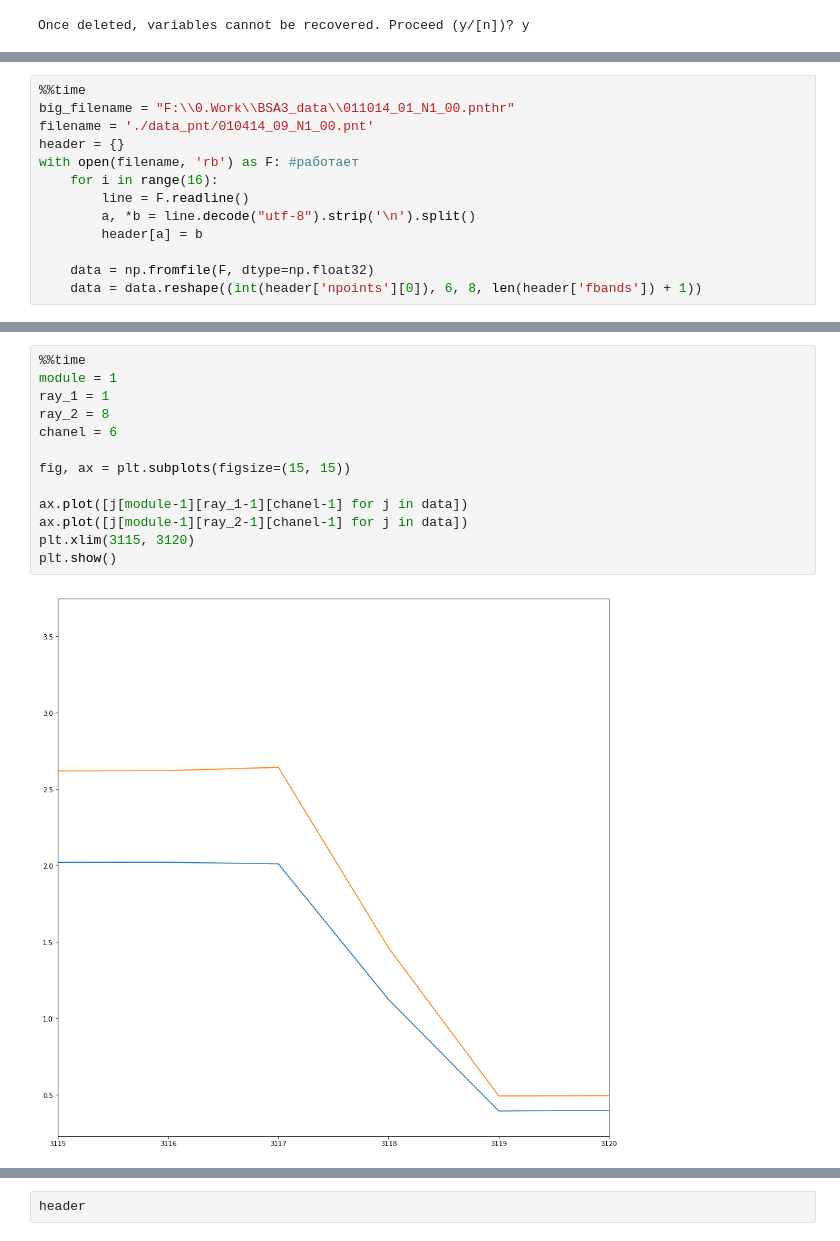
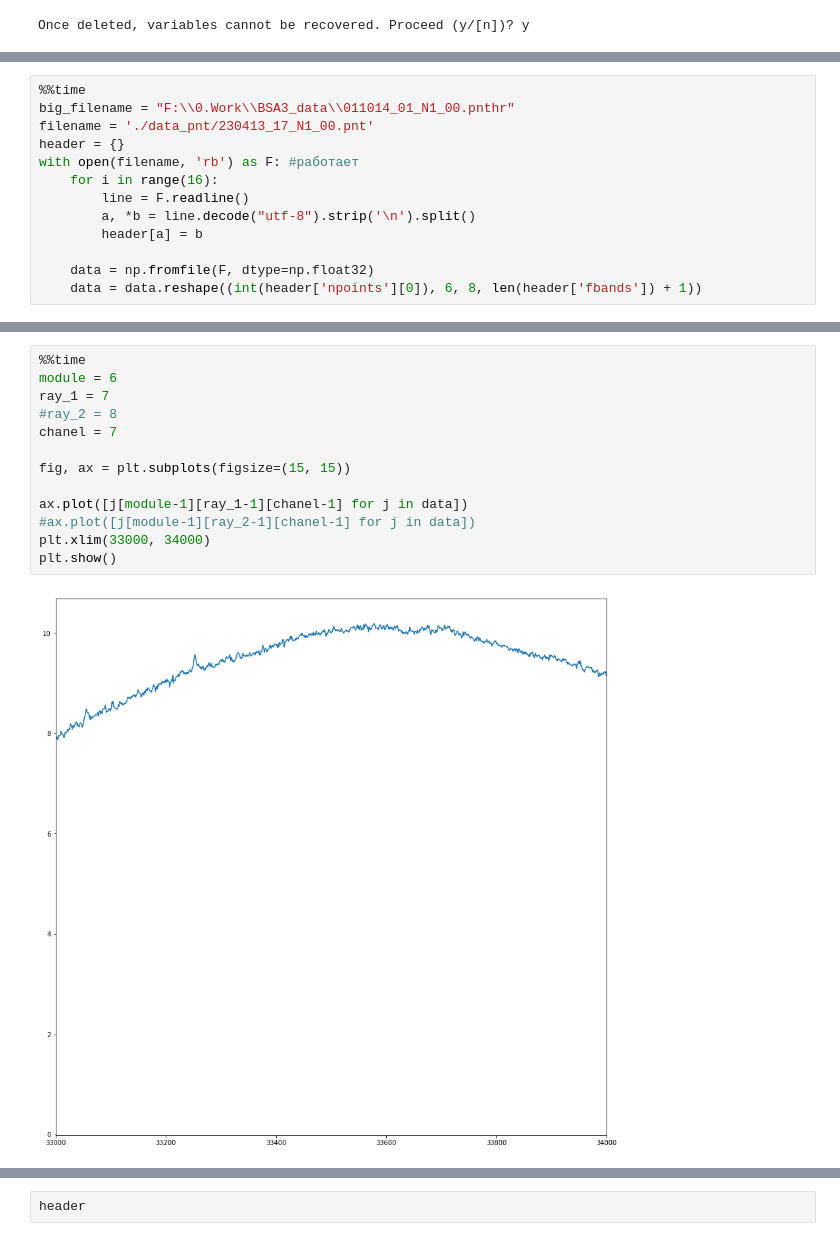
Before and after one commit to KazAndr/bsa3, a Jupyter notebook: reader_pnt.ipynb, the cells around one changed output, grey strips where cells are left out. Saved outputs shown, nothing was run; the diff lists cells and outputs as text.

```diff
--- a/reader_pnt.ipynb
+++ b/reader_pnt.ipynb
@@ -19,7 +20,7 @@ import matplotlib.pyplot as plt
 # %%
 %%time
 big_filename = "F:\\0.Work\\BSA3_data\\011014_01_N1_00.pnthr"
-filename = './data_pnt/010414_09_N1_00.pnt'
+filename = './data_pnt/230413_17_N1_00.pnt'
 header = {}
 with open(filename, 'rb') as F: #работает
     for i in range(16):
@@ -43,16 +44,16 @@ npoints =  36018
  bands =  7
 # %%
 %%time
-module = 1
-ray_1 = 1
-ray_2 = 8
-chanel = 6
+module = 6
+ray_1 = 7
+#ray_2 = 8
+chanel = 7
 
 fig, ax = plt.subplots(figsize=(15, 15))
 
 ax.plot([j[module-1][ray_1-1][chanel-1] for j in data])
-ax.plot([j[module-1][ray_2-1][chanel-1] for j in data])
-plt.xlim(3115, 3120)
+#ax.plot([j[module-1][ray_2-1][chanel-1] for j in data])
+plt.xlim(33000, 34000)
 plt.show()
 # %% [output]
-[figure, old version]
+[figure, new version]
```
Also changed, not shown: parts of 14 cells of this notebook.
